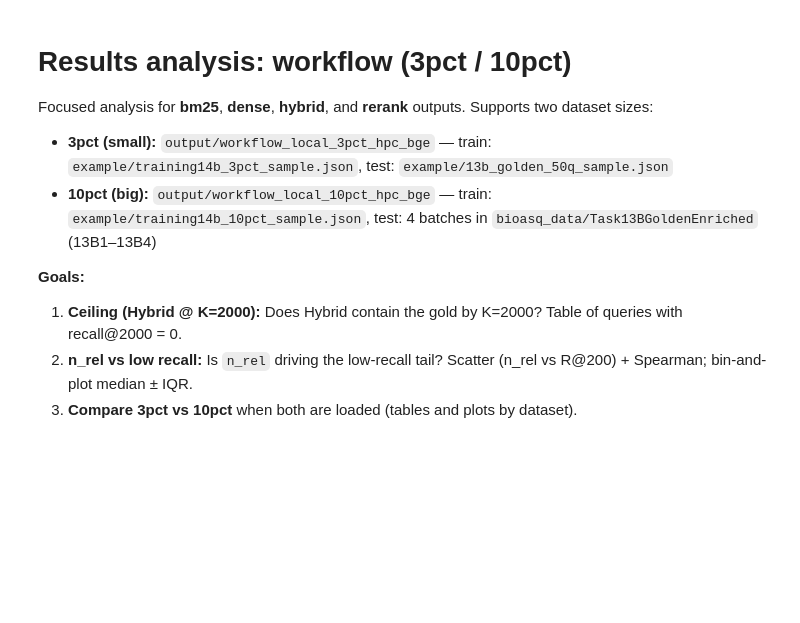
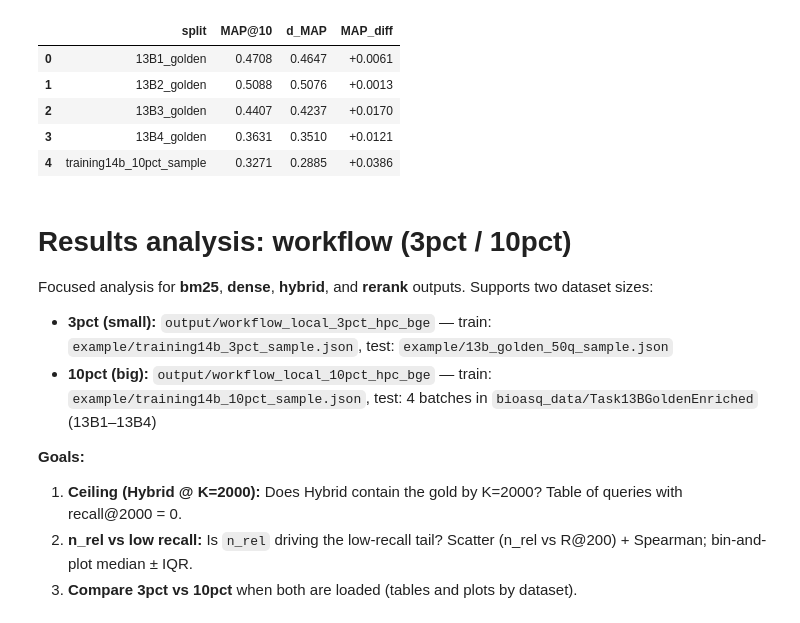
Before and after one commit to fulaibaowang/BioASQ, a Jupyter notebook: notebooks/analyze_workflow_results.ipynb, the cells around one changed output. Cells and saved outputs as stored; diff of their text form; code cells hidden in the pictures; blank space fills up the shorter version.

```diff
--- a/notebooks/analyze_workflow_results.ipynb
+++ b/notebooks/analyze_workflow_results.ipynb
@@ -1,3 +38,13 @@
+# %%
+# Display overall MAP comparison
+summary.style.format({"MAP@10": "{:.4f}", "d_MAP": "{:.4f}", "MAP_diff": "{:+.4f}"})
+# %% [output]
+|  | split | MAP@10 | d_MAP | MAP_diff |
+| 0 | 13B1_golden | 0.4708 | 0.4647 | +0.0061 |
+| 1 | 13B2_golden | 0.5088 | 0.5076 | +0.0013 |
+| 2 | 13B3_golden | 0.4407 | 0.4237 | +0.0170 |
+| 3 | 13B4_golden | 0.3631 | 0.3510 | +0.0121 |
+| 4 | training14b_10pct_sample | 0.3271 | 0.2885 | +0.0386 |
 # %% [markdown]
 # Results analysis: workflow (3pct / 10pct)
 
```
Also changed, not shown: parts of 1 cell of this notebook, 9 other files.
